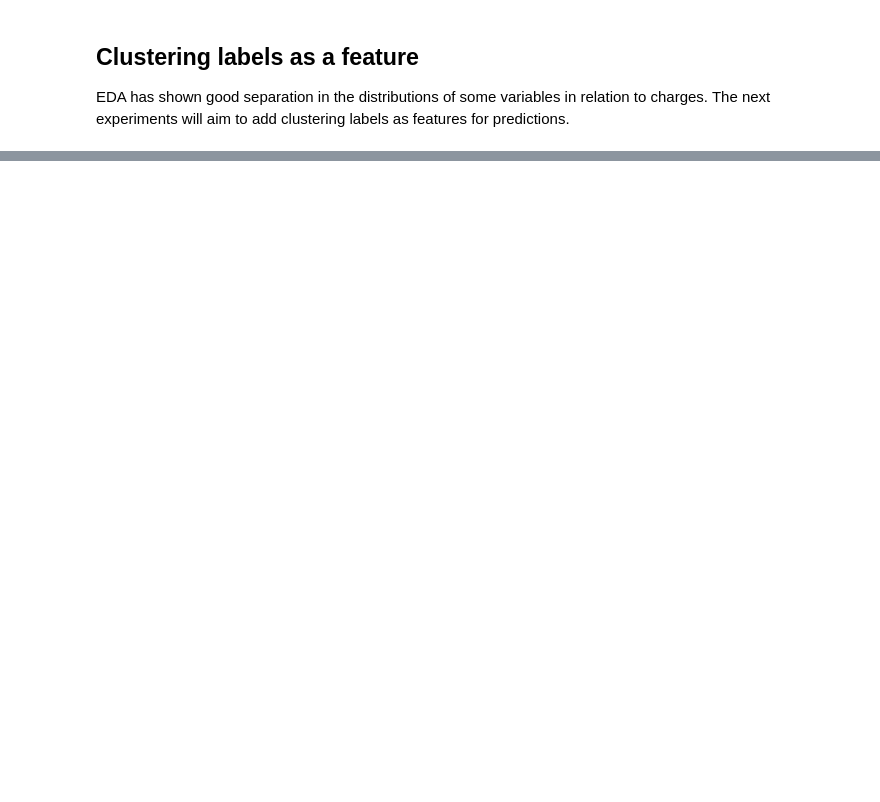
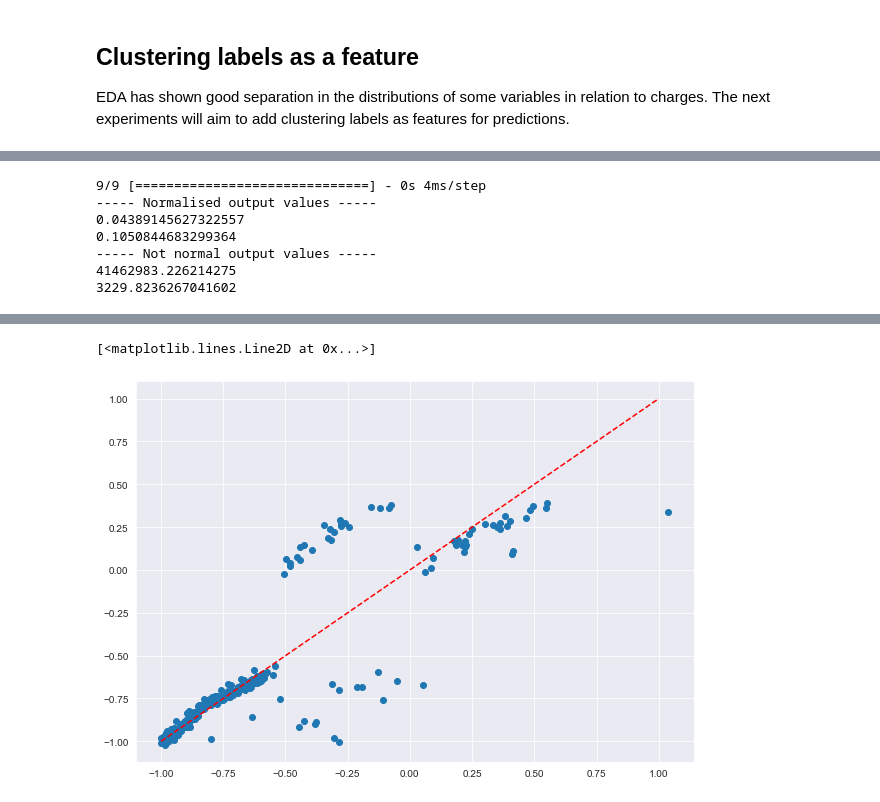
Before and after one commit to georgeharris96/TensorflowDevCourse, a Jupyter notebook: MiniProjects/MedicalInsuranceMiniProject.ipynb, the cells around one changed output, grey strips where cells are left out. Cells and saved outputs as stored; diff of their text form; code cells hidden in the pictures; blank space fills up the shorter version.

```diff
--- a/MiniProjects/MedicalInsuranceMiniProject.ipynb
+++ b/MiniProjects/MedicalInsuranceMiniProject.ipynb
@@ -665,0 +760,20 @@ NameError: name 'train_df' is not defined
+# %%
+# Importing sklearn's one-hot encoder
+from sklearn.preprocessing import OneHotEncoder
+
+# Init encoder
+onehot_encoder = OneHotEncoder()
+
+# Fit encoder
+onehot_encoder.fit(train['labels'].to_numpy().reshape(-1, 1))
+
+# Use encoder
+onehot_trainLabels = onehot_encoder.transform(train['labels'].to_numpy().reshape(-1, 1))
+onehot_testLabels = onehot_encoder.transform(test['labels'].to_numpy().reshape(-1, 1))
+
+for i in range(5):
+    train[f'label_{i}'] = onehot_trainLabels[:, i].todense()
+    test[f'label_{i}'] = onehot_testLabels[:, i].todense()
+# %%
+train.drop(columns=['labels'], inplace=True)
+test.drop(columns=['labels'], inplace=True)
@@ -665,0 +810,49 @@ NameError: name 'train_df' is not defined
+# %%
+# Create predictions for evaluation
+y_pred = model_6.predict(test.drop(columns=['charges']))
+
+# Calculate evaluation metrics
+norm_mse = mean_squared_error(test.charges, y_pred)
+norm_mae = mean_absolute_error(test.charges, y_pred)
+notNorm_mse = mean_squared_error(
+    chargesScaler.inverse_transform(test['charges'].to_numpy().reshape(-1, 1)),
+    chargesScaler.inverse_transform(y_pred)
+)
+notNorm_mae = mean_absolute_error(
+    chargesScaler.inverse_transform(test['charges'].to_numpy().reshape(-1, 1)),
+    chargesScaler.inverse_transform(y_pred)
+)
+
+print('----- Normalised output values -----')
+print(norm_mse)
+print(norm_mae)
+print('----- Not normal output values -----')
+print(notNorm_mse)
+print(notNorm_mae)
+
+# Put metrics into a dataframe
+metrics = pd.concat([
+    metrics,
+    pd.DataFrame({
+        'Model_name': ['model_6'],
+        'Layers': ['3 hidden layer with 100, 50 and 50 units respectively'],
+        'Optimiser': ['Adam'],
+        'norm_mse': [norm_mse],
+        'norm_mae': [norm_mae],
+        'notNorm_mse': [notNorm_mse],
+        'notNorm_mae': [notNorm_mae]
+    })
+])
+
+# Plot ground truth against predictions
+plt.figure(figsize=(10,7))
+plt.scatter(test.charges, y_pred)
+plt.plot([-1, 1], [-1, 1], '--', c='red')
+# %% [output]
+9/9 [==============================] - 0s 4ms/step
+----- Normalised output values -----
+0.04389145627322557
+0.1050844683299364
+----- Not normal output values -----
+41462983.226214275
+3229.8236267041602
@@ -665,0 +860,2 @@ NameError: name 'train_df' is not defined
+[<matplotlib.lines.Line2D at 0x...>]
+[figure, added]
```
Also changed, not shown: parts of 27 cells of this notebook.
